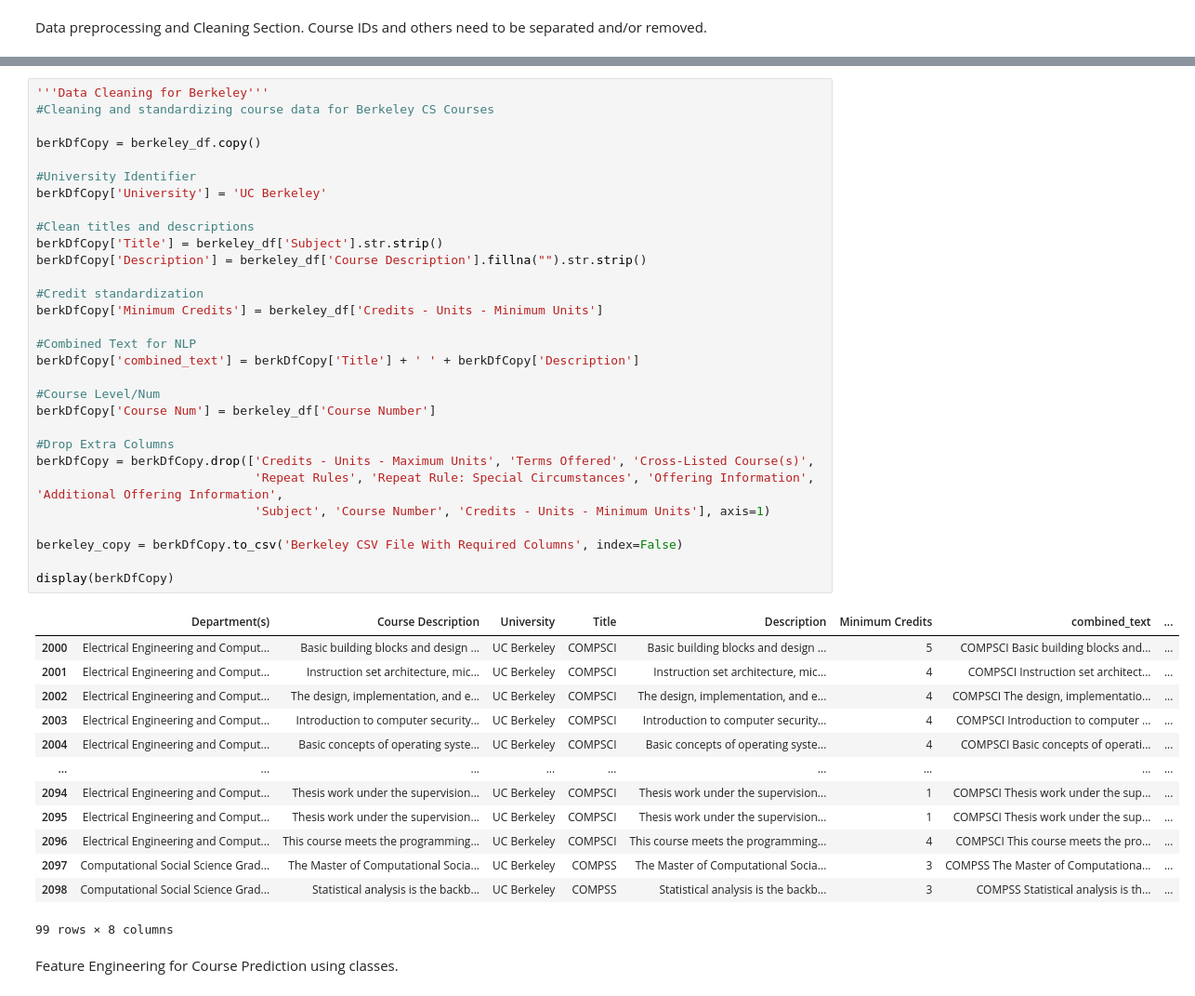
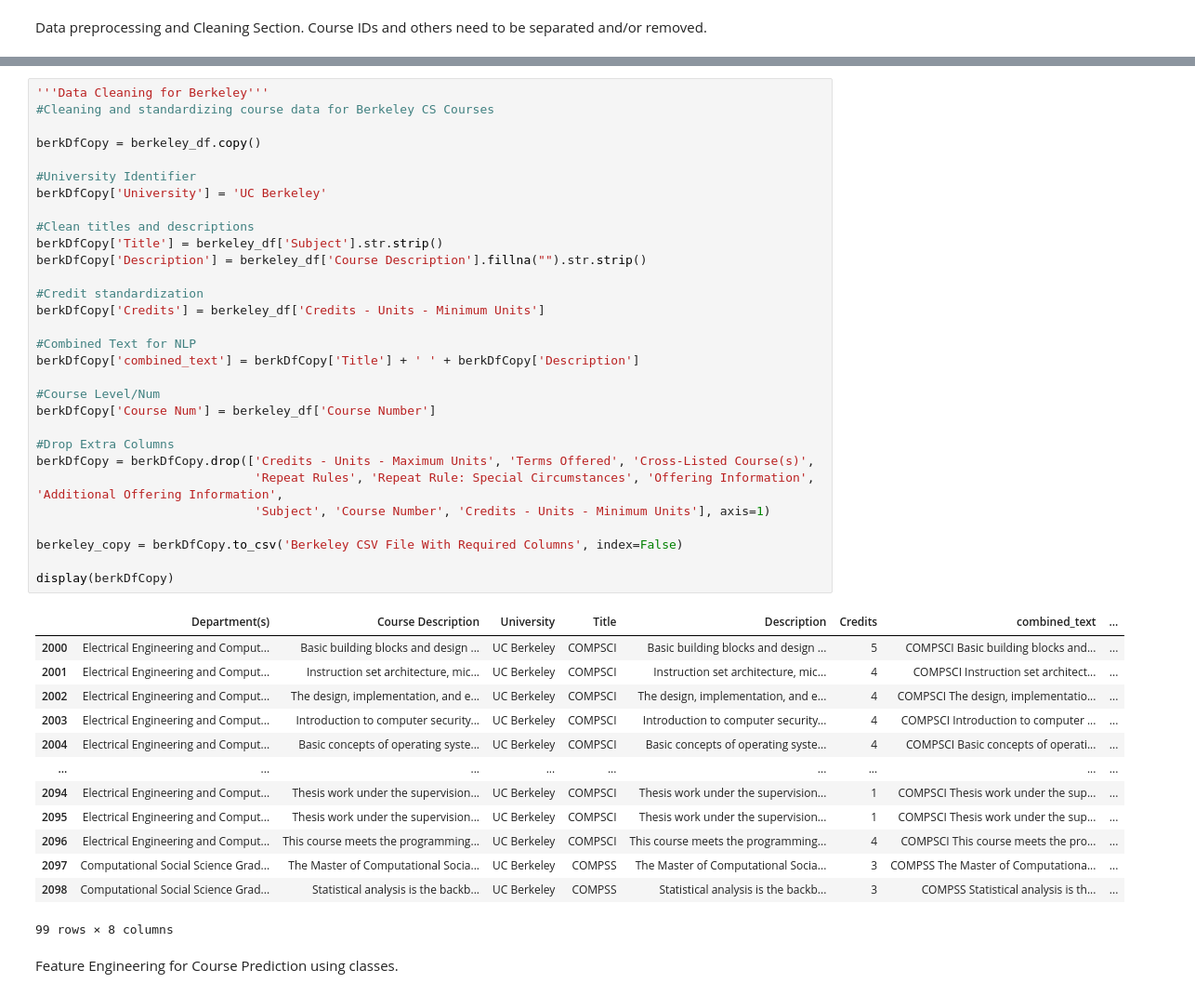
Before and after one commit to GF4987/Transfer-Credit-NLP, a Jupyter notebook: equivalency_predict.ipynb, the cells around one changed output, grey strips where cells are left out. Shown at 93% size. Drawn from its saved outputs; the diff is of its cells as text.

```diff
--- a/equivalency_predict.ipynb
+++ b/equivalency_predict.ipynb
@@ -202,35 +204,35 @@ display(purdueDfCopy)
 # %%
 '''Data Cleaning for Berkeley'''
 #Cleaning and standardizing course data for Berkeley CS Courses
 
 berkDfCopy = berkeley_df.copy()
 
 #University Identifier
 berkDfCopy['University'] = 'UC Berkeley'
 
 #Clean titles and descriptions
 berkDfCopy['Title'] = berkeley_df['Subject'].str.strip()
 berkDfCopy['Description'] = berkeley_df['Course Description'].fillna("").str.strip()
 
 #Credit standardization
-berkDfCopy['Minimum Credits'] = berkeley_df['Credits - Units - Minimum Units']
+berkDfCopy['Credits'] = berkeley_df['Credits - Units - Minimum Units']
 
 #Combined Text for NLP
 berkDfCopy['combined_text'] = berkDfCopy['Title'] + ' ' + berkDfCopy['Description']
 
 #Course Level/Num
 berkDfCopy['Course Num'] = berkeley_df['Course Number']
 
 #Drop Extra Columns
 berkDfCopy = berkDfCopy.drop(['Credits - Units - Maximum Units', 'Terms Offered', 'Cross-Listed Course(s)',
                               'Repeat Rules', 'Repeat Rule: Special Circumstances', 'Offering Information', 'Additional Offering Information',
                               'Subject', 'Course Number', 'Credits - Units - Minimum Units'], axis=1)
 
 berkeley_copy = berkDfCopy.to_csv('Berkeley CSV File With Required Columns', index=False)
 
 display(berkDfCopy)
 # %% [output]
-|  | Department(s) | Course Description | University | Title | Description | Minimum Credits | combined_text | ... |
+|  | Department(s) | Course Description | University | Title | Description | Credits | combined_text | ... |
 | 2000 | Electrical Engineering and Comput... | Basic building blocks and design ... | UC Berkeley | COMPSCI | Basic building blocks and design ... | 5 | COMPSCI Basic building blocks and... | ... |
 | 2001 | Electrical Engineering and Comput... | Instruction set architecture, mic... | UC Berkeley | COMPSCI | Instruction set architecture, mic... | 4 | COMPSCI Instruction set architect... | ... |
 | 2002 | Electrical Engineering and Comput... | The design, implementation, and e... | UC Berkeley | COMPSCI | The design, implementation, and e... | 4 | COMPSCI The design, implementatio... | ... |
```
Also changed, not shown: parts of 3 cells of this notebook, 2 other files.
